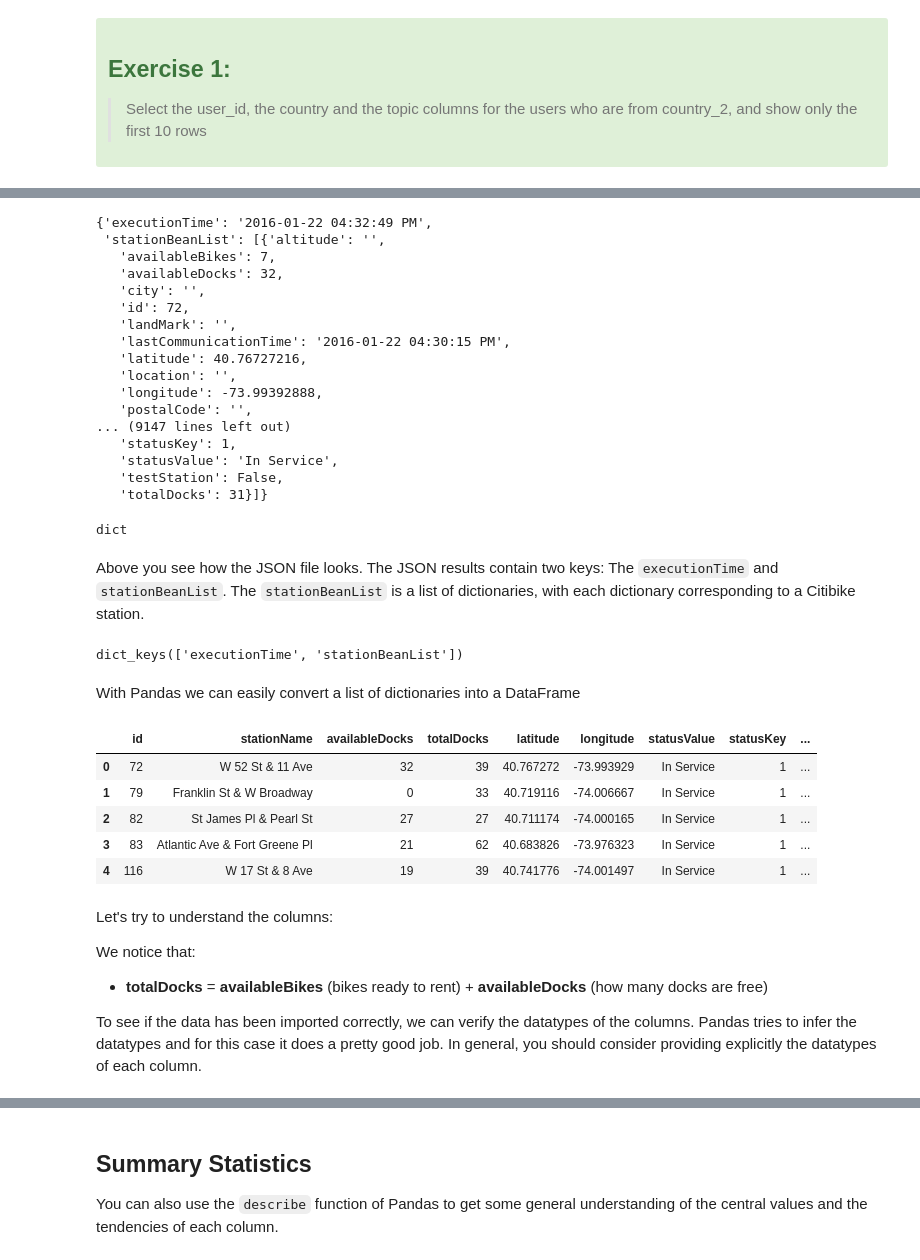
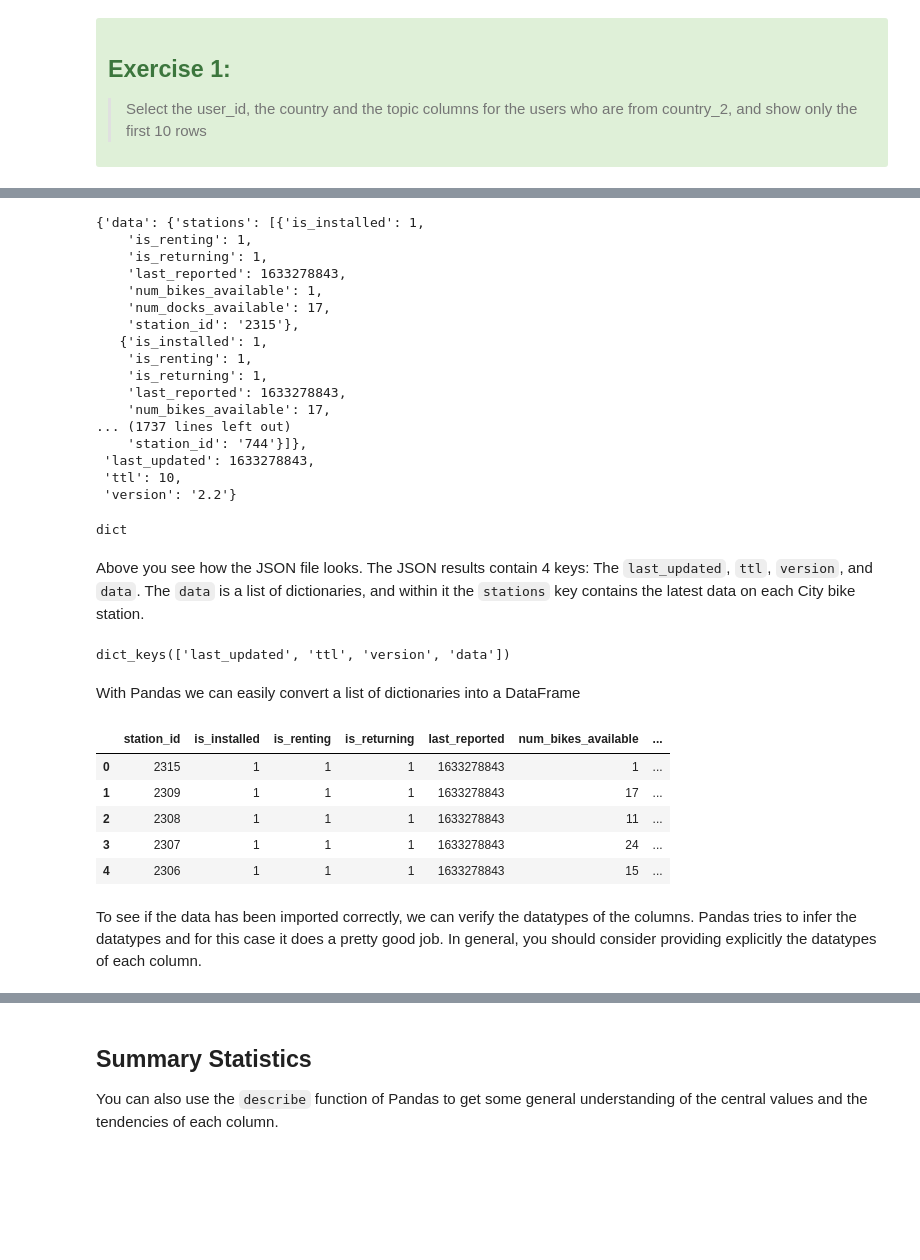
Before and after one commit to michalis0/DataScience_and_MachineLearning, a Jupyter notebook: week2/Basic_Pandas_Load_File.ipynb, the cells around one changed output, grey strips where cells are left out. Saved outputs shown, nothing was run; the diff lists cells and outputs as text; code cells hidden in the pictures; blank space fills up the shorter version.

```diff
--- a/week2/Basic_Pandas_Load_File.ipynb
+++ b/week2/Basic_Pandas_Load_File.ipynb
@@ -337,56 +373,50 @@ The API call at http://www.citibikenyc.com/stations/json.
 # %%
 import requests
-url = 'http://www.citibikenyc.com/stations/json'
+url = 'https://gbfs.urbansharing.com/oslobysykkel.no/station_status.json'
 data = requests.get(url).json()
 data
 # %% [output]
-{'executionTime': '2016-01-22 04:32:49 PM',
- 'stationBeanList': [{'altitude': '',
-   'availableBikes': 7,
-   'availableDocks': 32,
-   'city': '',
-   'id': 72,
-   'landMark': '',
-   'lastCommunicationTime': '2016-01-22 04:30:15 PM',
-   'latitude': 40.76727216,
-   'location': '',
-   'longitude': -73.99392888,
-   'postalCode': '',
-... (9147 lines left out)
-   'statusKey': 1,
-   'statusValue': 'In Service',
-   'testStation': False,
-   'totalDocks': 31}]}
+{'data': {'stations': [{'is_installed': 1,
+    'is_renting': 1,
+    'is_returning': 1,
+    'last_reported': 1633278843,
+    'num_bikes_available': 1,
+    'num_docks_available': 17,
+    'station_id': '2315'},
+   {'is_installed': 1,
+    'is_renting': 1,
+    'is_returning': 1,
+    'last_reported': 1633278843,
+    'num_bikes_available': 17,
+... (1737 lines left out)
+    'station_id': '744'}]},
+ 'last_updated': 1633278843,
+ 'ttl': 10,
+ 'version': '2.2'}
 # %%
 type(data)
 # %% [output]
 dict
 # %% [markdown]
-Above you see how the JSON file looks. The JSON results contain two keys: The `executionTime` and `stationBeanList`. The `stationBeanList` is a list of dictionaries, with each dictionary corresponding to a Citibike station.
+Above you see how the JSON file looks. The JSON results contain 4 keys: The `last_updated`, `ttl`, `version`, and `data`. The `data` is a list of dictionaries, and within it the `stations` key contains the latest data on each City bike station.
 # %%
 data.keys()
 # %% [output]
-dict_keys(['executionTime', 'stationBeanList'])
+dict_keys(['last_updated', 'ttl', 'version', 'data'])
 # %% [markdown]
 With Pandas we can easily convert a list of dictionaries into a DataFrame
 # %%
 import pandas
-df = pandas.DataFrame(data["stationBeanList"])
+df = pandas.DataFrame(data["data"]["stations"])
 df.head(5)
 # %% [output]
-|  | id | stationName | availableDocks | totalDocks | latitude | longitude | statusValue | statusKey | ... |
-| 0 | 72 | W 52 St & 11 Ave | 32 | 39 | 40.767272 | -73.993929 | In Service | 1 | ... |
-| 1 | 79 | Franklin St & W Broadway | 0 | 33 | 40.719116 | -74.006667 | In Service | 1 | ... |
-| 2 | 82 | St James Pl & Pearl St | 27 | 27 | 40.711174 | -74.000165 | In Service | 1 | ... |
-| 3 | 83 | Atlantic Ave & Fort Greene Pl | 21 | 62 | 40.683826 | -73.976323 | In Service | 1 | ... |
-| 4 | 116 | W 17 St & 8 Ave | 19 | 39 | 40.741776 | -74.001497 | In Service | 1 | ... |
+|  | station_id | is_installed | is_renting | is_returning | last_reported | num_bikes_available | ... |
+| 0 | 2315 | 1 | 1 | 1 | 1633278843 | 1 | ... |
+| 1 | 2309 | 1 | 1 | 1 | 1633278843 | 17 | ... |
+| 2 | 2308 | 1 | 1 | 1 | 1633278843 | 11 | ... |
+| 3 | 2307 | 1 | 1 | 1 | 1633278843 | 24 | ... |
+| 4 | 2306 | 1 | 1 | 1 | 1633278843 | 15 | ... |
 # %% [markdown]
-Let's try to understand the columns:
-
-We notice that:
-
-- **totalDocks** = **availableBikes** (bikes ready to rent) + **availableDocks** (how many docks are free)
-
 To see if the data has been imported correctly, we can verify the datatypes of the columns. Pandas tries to infer the datatypes and for this case it does a pretty good job. In general, you should consider providing explicitly the datatypes of each column.
 # %%
 df.dtypes
```
Also changed, not shown: parts of 45 cells of this notebook, 2 other files.
